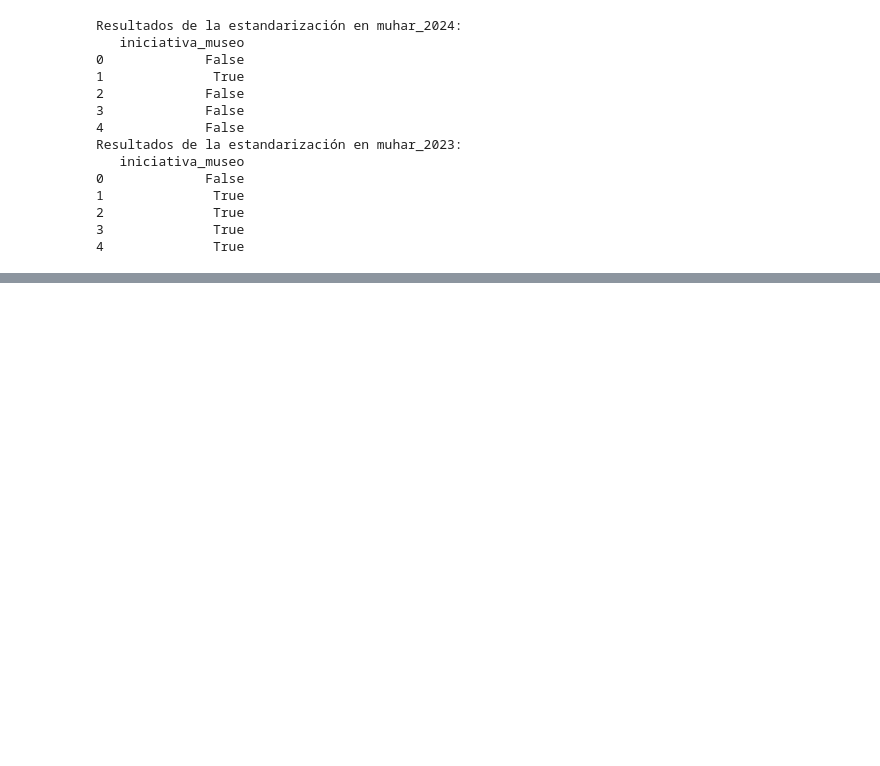
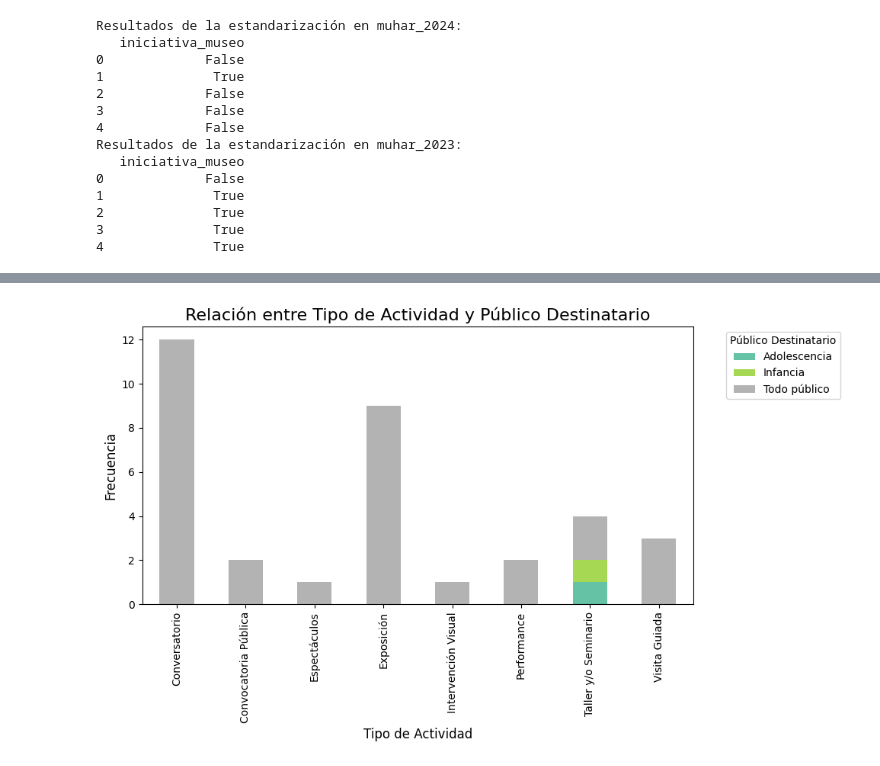
Before and after one commit to LuciaPuppo897/Data_UY, a Jupyter notebook: Trabajo_final_museos.ipynb, the cells around one changed output, grey strips where cells are left out. Cells and saved outputs as stored; diff of their text form; code cells hidden in the pictures; blank space fills up the shorter version.

Commit message:
Comparacion publico vs actividades

```diff
--- a/Trabajo_final_museos.ipynb
+++ b/Trabajo_final_museos.ipynb
@@ -378,0 +394,24 @@ Resultados de la estandarización en muhar_2023:
+# %%
+
+
+# Crear el gráfico de barras apiladas con las etiquetas corregidas
+ax = contingency_table.plot(kind='bar', stacked=True, figsize=(10, 6), colormap='Set2')
+# Reemplazar las etiquetas en el gráfico (si es necesario)
+ax.set_xticklabels(['Conversatorio', 'Convocatoria Pública', 'Espectáculos', 'Exposición', 'Intervención Visual', 'Performance', 'Taller y/o Seminario', 'Visita Guiada'])
+
+# Agregar título y etiquetas
+plt.title('Relación entre Tipo de Actividad y Público Destinatario', fontsize=16)
+plt.xlabel('Tipo de Actividad', fontsize=12)
+plt.ylabel('Frecuencia', fontsize=12)
+
+
+# Ajustar el tamaño de la leyenda
+plt.legend(title='Público Destinatario', bbox_to_anchor=(1.05, 1), loc='upper left', fontsize=10)
+
+# Ajustar el diseño para que se vea todo
+plt.tight_layout()
+
+# Mostrar el gráfico
+plt.show()
+# %% [output]
+[figure, added]
```
Also changed, not shown: parts of 8 cells of this notebook.
